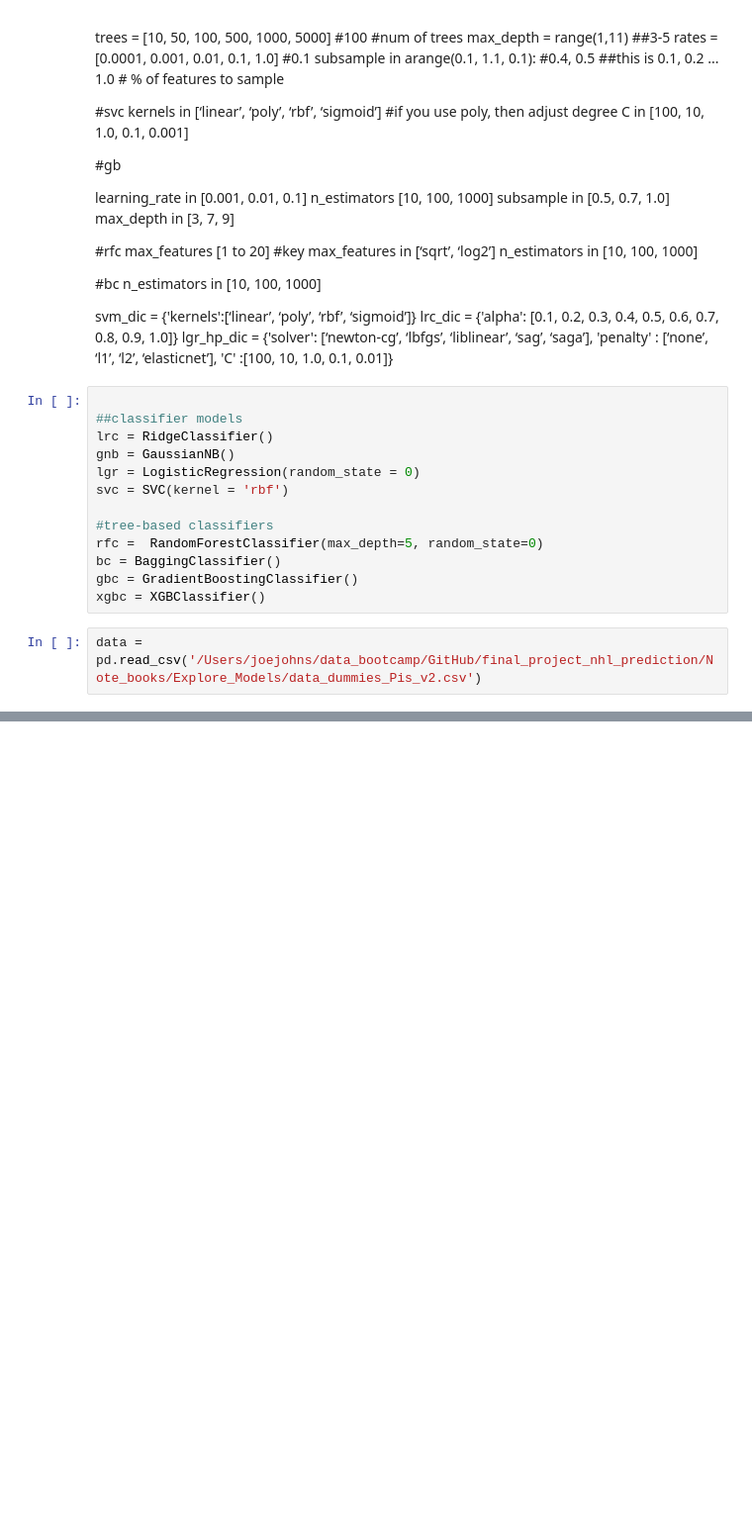
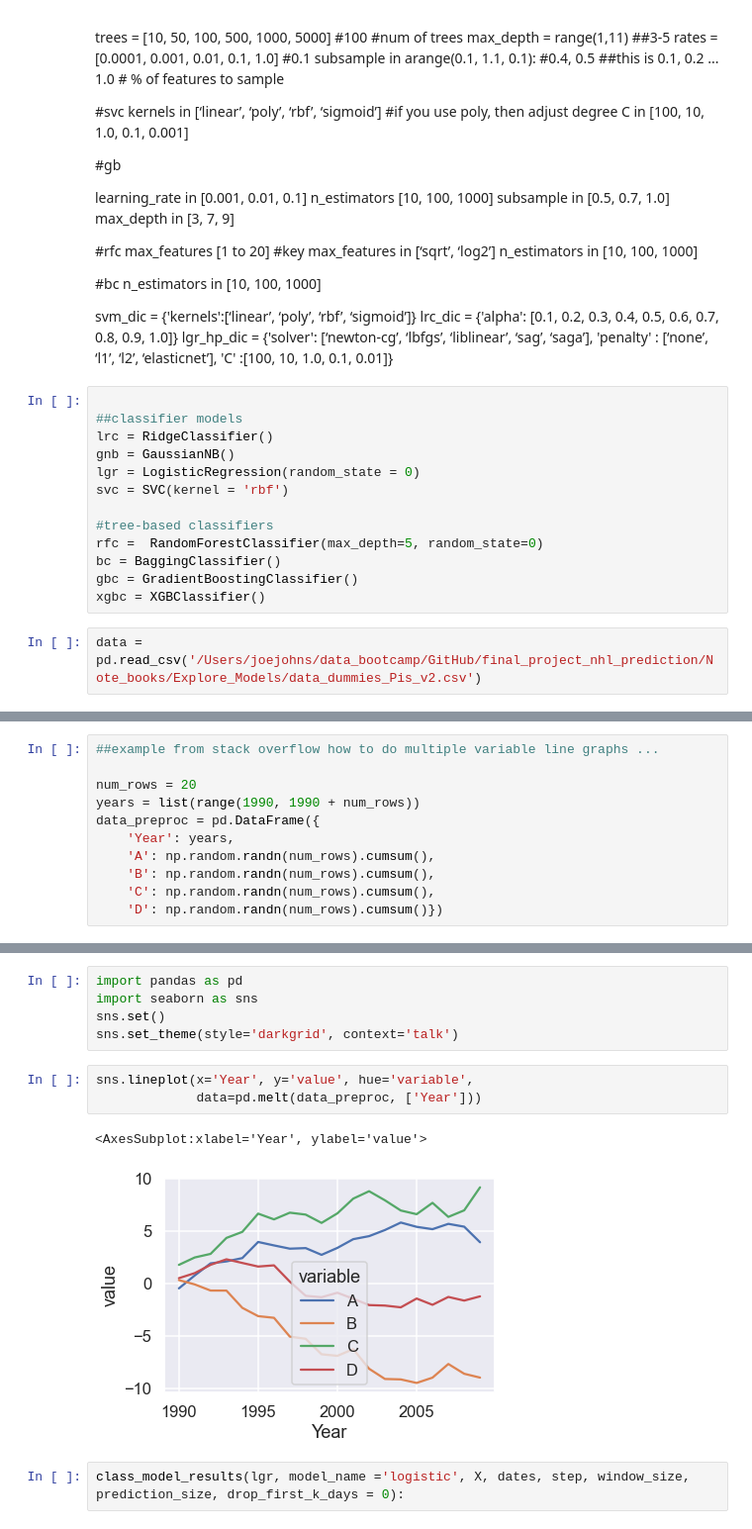
Before and after one commit to joeyamosjohns/final_project_nhl_prediction, a Jupyter notebook: Note_books/Explore_Models/v1_Model2_Pisch_Eval_Tuning.ipynb, the cells around one changed output, grey strips where cells are left out. Shown: that part at 99% size. Drawn from its saved outputs; the diff is of its cells as text; blank space fills up the shorter version.

```diff
--- a/Note_books/Explore_Models/v1_Model2_Pisch_Eval_Tuning.ipynb
+++ b/Note_books/Explore_Models/v1_Model2_Pisch_Eval_Tuning.ipynb
@@ -269,0 +560,11 @@ for model in [svc, lrc, rfc, gnb, lgr, bc, gbc, xgbc]:
+# %%
+##example from stack overflow how to do multiple variable line graphs ...
+
+num_rows = 20
+years = list(range(1990, 1990 + num_rows))
+data_preproc = pd.DataFrame({
+    'Year': years,
+    'A': np.random.randn(num_rows).cumsum(),
+    'B': np.random.randn(num_rows).cumsum(),
+    'C': np.random.randn(num_rows).cumsum(),
+    'D': np.random.randn(num_rows).cumsum()})
@@ -269,0 +585,13 @@ for model in [svc, lrc, rfc, gnb, lgr, bc, gbc, xgbc]:
+# %%
+import pandas as pd
+import seaborn as sns
+sns.set()
+sns.set_theme(style='darkgrid', context='talk')
+# %%
+sns.lineplot(x='Year', y='value', hue='variable',
+             data=pd.melt(data_preproc, ['Year']))
+# %% [output]
+<AxesSubplot:xlabel='Year', ylabel='value'>
+[figure, added]
+# %%
+class_model_results(lgr, model_name ='logistic', X, dates, step, window_size, prediction_size, drop_first_k_days = 0):
```
Also changed, not shown: parts of 22 cells of this notebook, 5 other files.
